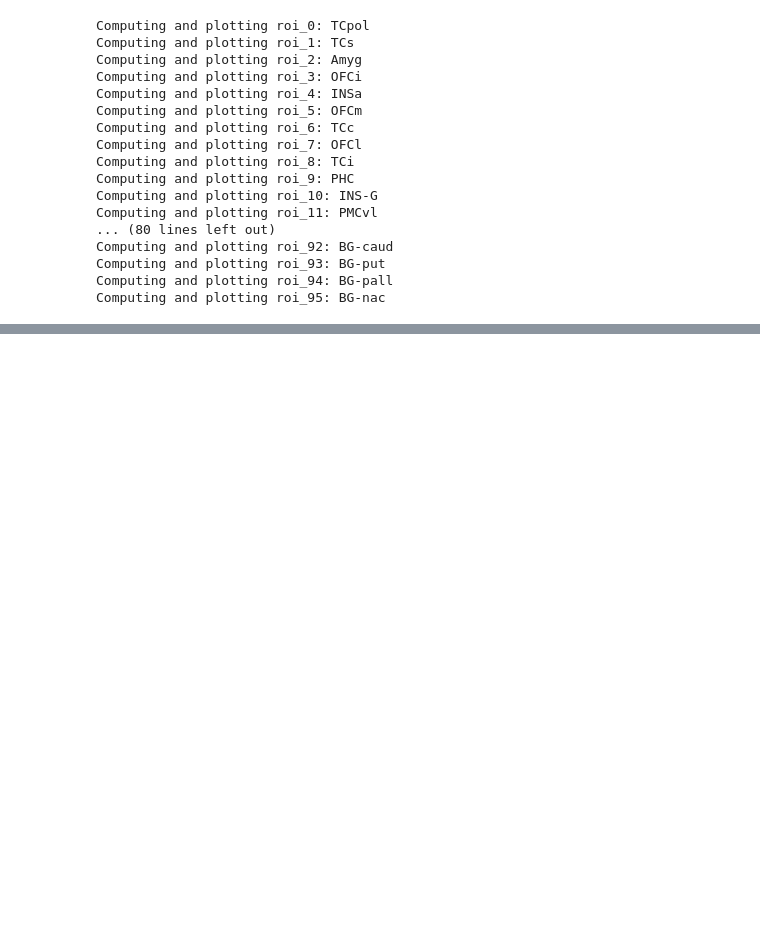
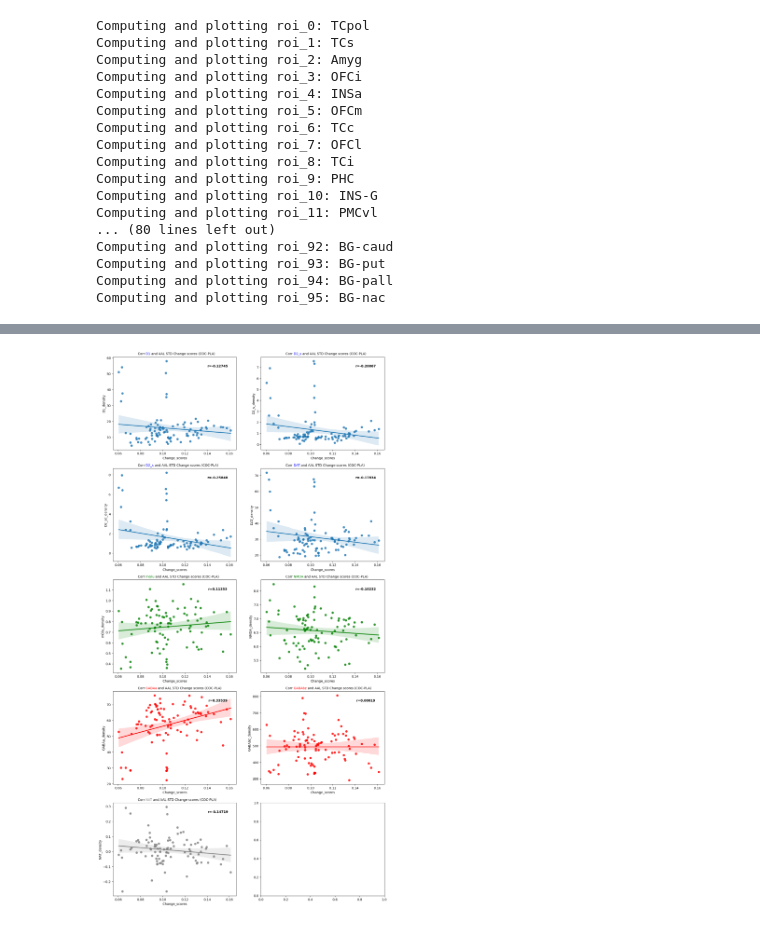
Before and after one commit to LuisA00/ResearchElective_Maastricht2023, a Jupyter notebook: ComparingAtlasesToNeurotransmittersDensities.ipynb, the cells around one changed output, grey strips where cells are left out. Cells and saved outputs as stored; diff of their text form; code cells hidden in the pictures; blank space fills up the shorter version.

```diff
--- a/ComparingAtlasesToNeurotransmittersDensities.ipynb
+++ b/ComparingAtlasesToNeurotransmittersDensities.ipynb
@@ -815,0 +793,23 @@ plt.show()
+# %%
+# Compute correlation between Hassen maps and RM STD PC1 scores
+D1_RM_std_cor = pearsonr(Change_PC1_RM_std_scores, D1_to_RM_mean_scores)
+D2_smith_RM_std_cor = pearsonr(Change_PC1_RM_std_scores, D2_smith_to_RM_mean_scores)
+D2_sd_RM_std_cor = pearsonr(Change_PC1_RM_std_scores, D2_sd_to_RM_mean_scores)
+DAT_RM_std_cor = pearsonr(Change_PC1_RM_std_scores, DAT_to_RM_mean_scores)
+
+NAT_RM_std_cor = pearsonr(Change_PC1_RM_std_scores, NAT_to_RM_mean_scores)
+mGlu_RM_std_cor = pearsonr(Change_PC1_RM_std_scores, mGlu_to_RM_mean_scores)
+NMDA_RM_std_cor = pearsonr(Change_PC1_RM_std_scores, NMDA_to_RM_mean_scores)
+GABAa_RM_std_cor = pearsonr(Change_PC1_RM_std_scores, GABAa_to_RM_mean_scores)
+GABAbz_RM_std_cor = pearsonr(Change_PC1_RM_std_scores, GABAbz_to_RM_mean_scores)
+
+print("Correlation between D1 map and RM PC1 scores: r=%3f, p-value=%3f" % (D1_RM_std_cor[0], D1_RM_std_cor[1]))
+print("Correlation between D2_smith map and RM PC1 scores: r=%3f, p-value=%3f" % (D2_smith_RM_std_cor[0], D2_smith_RM_std_cor[1]))
+print("Correlation between D2_sd and RM PC1 scores: r=%3f, p-value=%3f" % (D2_sd_RM_std_cor[0], D2_sd_RM_std_cor[1]))
+print("Correlation between DAT map and RM PC1 scores: r=%3f, p-value=%3f" % (DAT_RM_std_cor[0], DAT_RM_std_cor[1]))
+
+print("Correlation between NAT map and RM PC1 scores: r=%3f, p-value=%3f" % (NAT_RM_std_cor[0], NAT_RM_std_cor[1]))
+print("Correlation between mGlu map and RM PC1 scores: r=%3f, p-value=%3f" % (mGlu_RM_std_cor[0], mGlu_RM_std_cor[1]))
+print("Correlation between NMDA map and RM PC1 scores: r=%3f, p-value=%3f" % (NMDA_RM_std_cor[0], NMDA_RM_std_cor[1]))
+print("Correlation between GABAa map and RM PC1 scores: r=%3f, p-value=%3f" % (GABAa_RM_std_cor[0], GABAa_RM_std_cor[1]))
+print("Correlation between GABAbz map and RM PC1 scores: r=%3f, p-value=%3f" % (GABAbz_RM_std_cor[0], GABAbz_RM_std_cor[1]))
@@ -815,0 +826,12 @@ plt.show()
+# %%
+all_data_RM_STD = np.array([Change_PC1_RM_std_scores, D1_to_RM_mean_scores, D2_smith_to_RM_mean_scores, D2_sd_to_RM_mean_scores, DAT_to_RM_mean_scores,
+                        NAT_to_RM_mean_scores, mGlu_to_RM_mean_scores, NMDA_to_RM_mean_scores, GABAa_to_RM_mean_scores, GABAbz_to_RM_mean_scores])
+
+Neurotransmitters_RM_STD_scores = pd.DataFrame(data=all_data_RM_STD.T, columns=["Change_scores", "D1_density", "D2_s_density", "D2_sd_density", "DAT_density", "NAT_density",
+                                                                          "mGlu_density", "NMDA_density", "GABAa_density", "GABAbz_density"])
+
+rm_hassen_correlation_lists = [D1_RM_std_cor, D2_smith_RM_std_cor, D2_sd_RM_std_cor, DAT_RM_std_cor, mGlu_RM_std_cor, NMDA_RM_std_cor, GABAa_RM_std_cor, GABAbz_RM_std_cor, NAT_RM_std_cor]
+
+plot_correlations(Neurotransmitters_RM_STD_scores, rm_hassen_correlation_lists, "STD Change scores (COC-PLA)")
+# %% [output]
+[figure, added]
```
Also changed, not shown: parts of 7 cells of this notebook, 14 other files.
